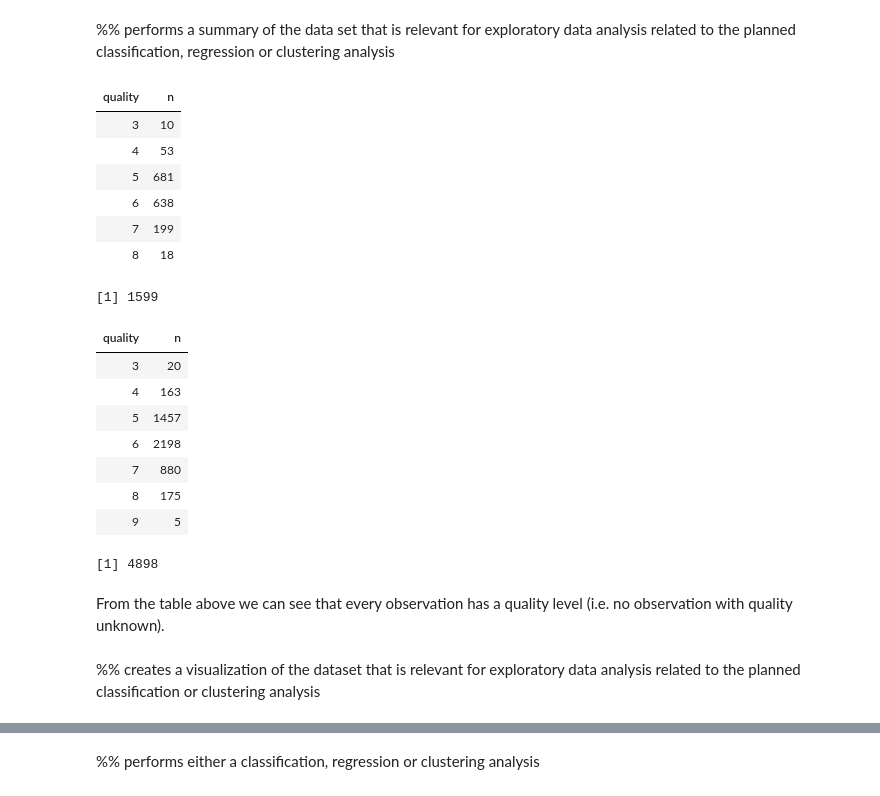
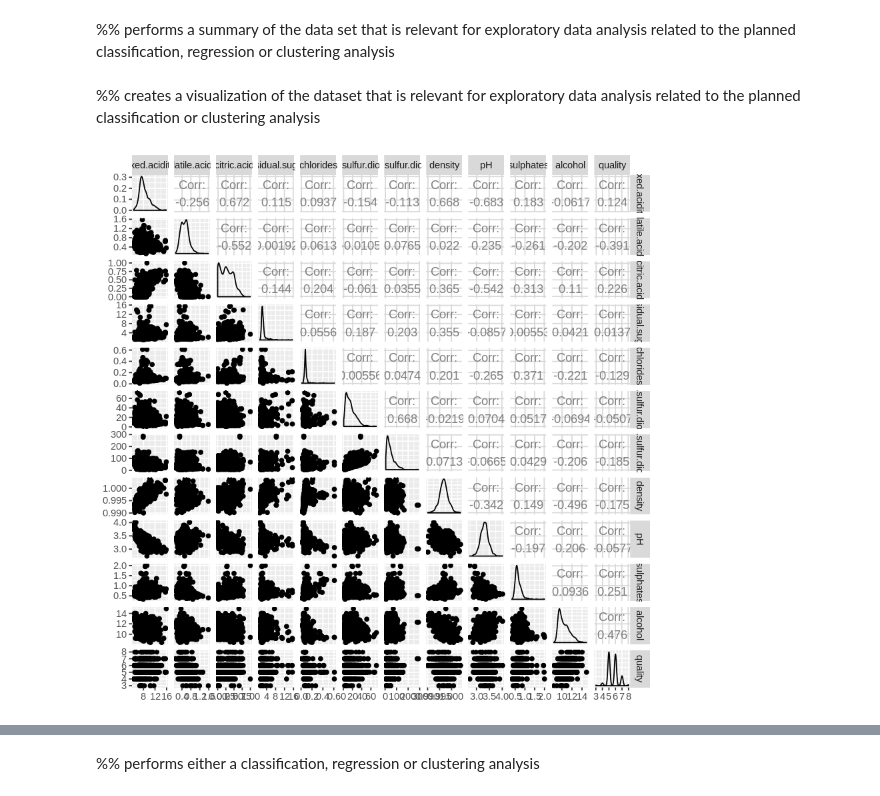
Before and after one commit to ivan-fediaev/DSCI-project, a Jupyter notebook: Project_Template.ipynb, the cells around one changed output, grey strips where cells are left out. Cells and saved outputs as stored; diff of their text form; code cells hidden in the pictures.

```diff
--- a/Project_Template.ipynb
+++ b/Project_Template.ipynb
@@ -85,35 +134,12 @@ head(white_scaled)
 | 6 | 1.1726843 | 0.9460676 | 1.1252991 | 0.8455965 | 0.9857370 | 0.7654261 | ... |
 # %% [markdown]
 %% performs a summary of the data set that is relevant for exploratory data analysis related to the planned classification, regression or clustering analysis
-# %%
-# See the distribution of quality level
-red_data %>%
-    group_by(quality) %>%
-    summarize(n = n())
-nrow(red_data)
-white_data %>%
-    group_by(quality) %>%
-    summarize(n=n())
-nrow(white_data)
-# %% [output]
-| quality | n |
-| 3 | 10 |
-| 4 | 53 |
-| 5 | 681 |
-| 6 | 638 |
-| 7 | 199 |
-| 8 | 18 |
-[1] 1599
-| quality | n |
-| 3 | 20 |
-| 4 | 163 |
-| 5 | 1457 |
-| 6 | 2198 |
-| 7 | 880 |
-| 8 | 175 |
-| 9 | 5 |
-[1] 4898
-# %% [markdown]
-From the table above we can see that every observation has a quality level (i.e. no observation with quality unknown).
 # %% [markdown]
 %%  creates a visualization of the dataset that is relevant for exploratory data analysis related to the planned classification or clustering analysis
+# %%
+red_plot <- red_data %>%
+
+    ggpairs()
+red_plot
+# %% [output]
+[figure, added]
```
Also changed, not shown: parts of 11 cells of this notebook.
